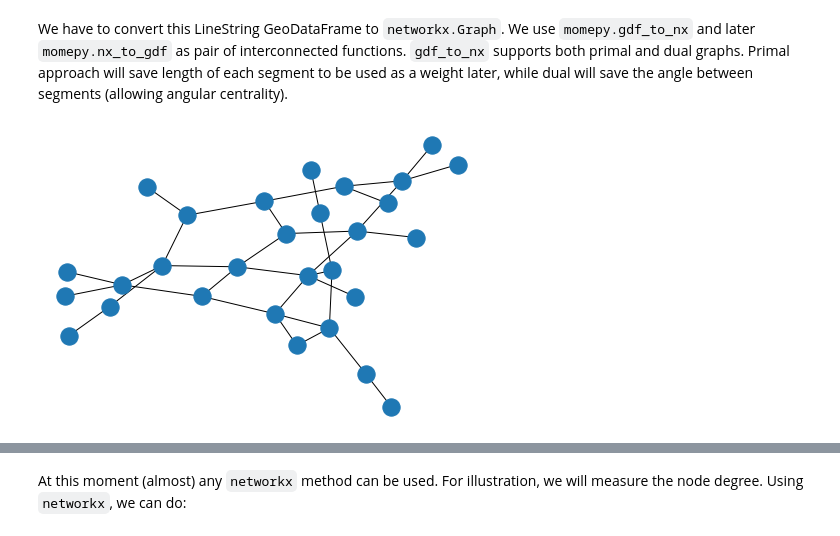
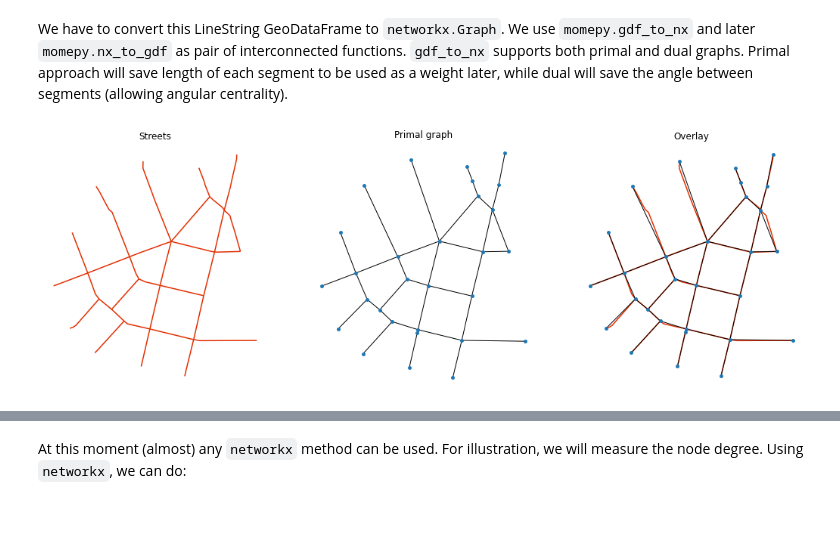
Before and after one commit to pysal/momepy, a Jupyter notebook: docs/user_guide/graph/convert.ipynb, the cells around one changed output, grey strips where cells are left out. Saved outputs shown, nothing was run; the diff lists cells and outputs as text; code cells hidden in the pictures.

```diff
--- a/docs/user_guide/graph/convert.ipynb
+++ b/docs/user_guide/graph/convert.ipynb
@@ -20,9 +20,16 @@ plt.show()
 We have to convert this LineString GeoDataFrame to `networkx.Graph`. We use `momepy.gdf_to_nx` and later `momepy.nx_to_gdf` as pair of interconnected functions. `gdf_to_nx` supports both primal and dual graphs. Primal approach will save length of each segment to be used as a weight later, while dual will save the angle between segments (allowing angular centrality).
 # %%
 graph = momepy.gdf_to_nx(streets, approach='primal')
-# %%
-nx.draw(graph)
-# %% [output]
-[figure, removed]
+# %%
+f, ax = plt.subplots(1, 3, figsize=(18, 6), sharex=True, sharey=True)
+streets.plot(color='#e32e00', ax=ax[0])
+for i, facet in enumerate(ax):
+    facet.set_title(("Streets", "Primal graph", "Overlay")[i])
+    facet.axis("off")
+nx.draw(graph, {n:[n[0], n[1]] for n in list(graph.nodes)}, ax=ax[1], node_size=15)
+streets.plot(color='#e32e00', ax=ax[2], zorder=-1)
+nx.draw(graph, {n:[n[0], n[1]] for n in list(graph.nodes)}, ax=ax[2], node_size=15)
+# %% [output]
+[figure, added]
 # %%
 dual = momepy.gdf_to_nx(streets, approach='dual')
```
Also changed, not shown: parts of 2 cells of this notebook, 1 other file.
